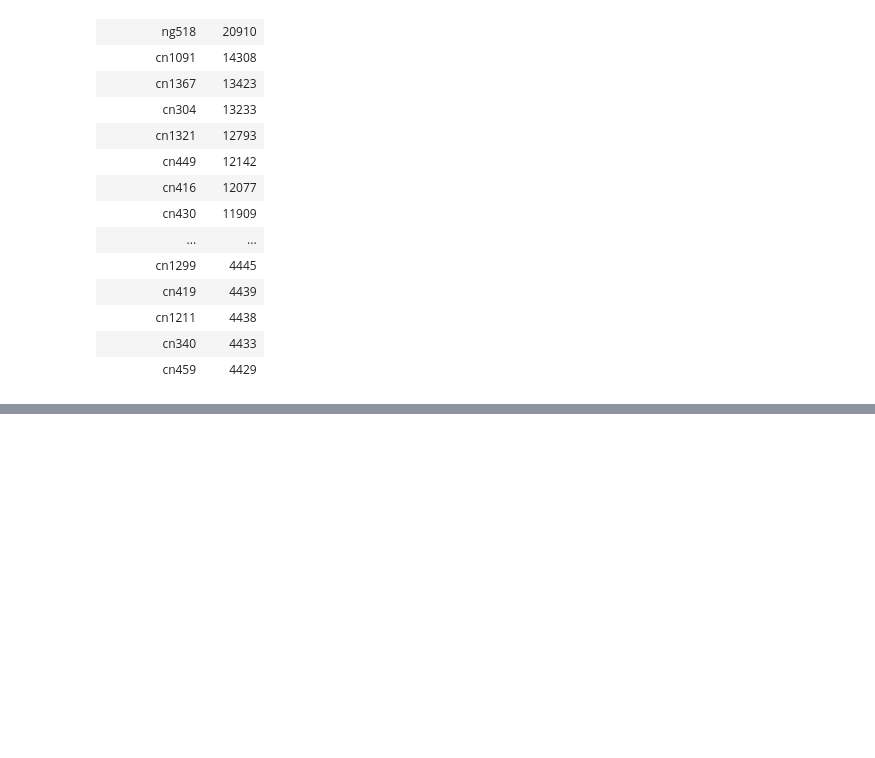
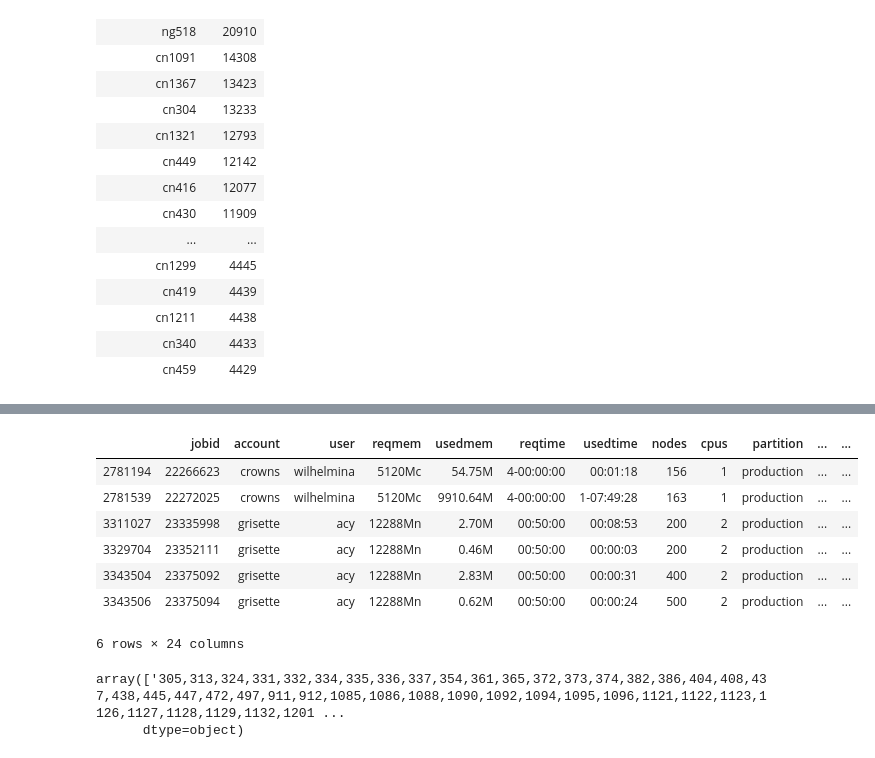
Before and after one commit to nss-data-science-cohort-4/dq2-accre-amd, a Jupyter notebook: notebooks/accre_jobs_2020.ipynb, the cells around one changed output, grey strips where cells are left out. Drawn from its saved outputs; the diff is of its cells as text; code cells hidden in the pictures; blank space fills up the shorter version.

```diff
--- a/notebooks/accre_jobs_2020.ipynb
+++ b/notebooks/accre_jobs_2020.ipynb
@@ -420,0 +516,5 @@ accre_jobs_2020['nodelist'].value_counts().to_frame()
+# %%
+# Add a column cluster_type_and_nodes
+# This will contain the tuple from format_nodelist
+accre_jobs_2020 = accre_jobs_2020.assign(cluster_type_and_nodes = accre_jobs_2020['nodelist'].apply(format_nodelist))
+accre_jobs_2020.head()
@@ -420,0 +529,22 @@ accre_jobs_2020['nodelist'].value_counts().to_frame()
+# %%
+# Finally, Split the cluster_type_and_nodes column into 2 separate columns
+accre_jobs_2020[['cluster_type', 'cluster_nodes']] = pd.DataFrame(accre_jobs_2020['cluster_type_and_nodes'].tolist(), index=accre_jobs_2020.index)
+accre_jobs_2020
+# %%
+# Checking rows with nodes > 150
+accre_jobs_2020[accre_jobs_2020["nodes"] > 150]
+# %% [output]
+|  | jobid | account | user | reqmem | usedmem | reqtime | usedtime | nodes | cpus | partition | ... | ... |
+| 2781194 | 22266623 | crowns | wilhelmina | 5120Mc | 54.75M | 4-00:00:00 | 00:01:18 | 156 | 1 | production | ... | ... |
+| 2781539 | 22272025 | crowns | wilhelmina | 5120Mc | 9910.64M | 4-00:00:00 | 1-07:49:28 | 163 | 1 | production | ... | ... |
+| 3311027 | 23335998 | grisette | acy | 12288Mn | 2.70M | 00:50:00 | 00:08:53 | 200 | 2 | production | ... | ... |
+| 3329704 | 23352111 | grisette | acy | 12288Mn | 0.46M | 00:50:00 | 00:00:03 | 200 | 2 | production | ... | ... |
+| 3343504 | 23375092 | grisette | acy | 12288Mn | 2.83M | 00:50:00 | 00:00:31 | 400 | 2 | production | ... | ... |
+| 3343506 | 23375094 | grisette | acy | 12288Mn | 0.62M | 00:50:00 | 00:00:24 | 500 | 2 | production | ... | ... |
+6 rows × 24 columns
+# %%
+# List of nodes for jobid == 22272025
+accre_jobs_2020[accre_jobs_2020["jobid"] == "22272025"]["cluster_nodes"].values
+# %% [output]
+array(['305,313,324,331,332,334,335,336,337,354,361,365,372,373,374,382,386,404,408,437,438,445,447,472,497,911,912,1085,1086,1088,1090,1092,1094,1095,1096,1121,1122,1123,1126,1127,1128,1129,1132,1201 ...
+      dtype=object)
```
Also changed, not shown: parts of 10 cells of this notebook.
